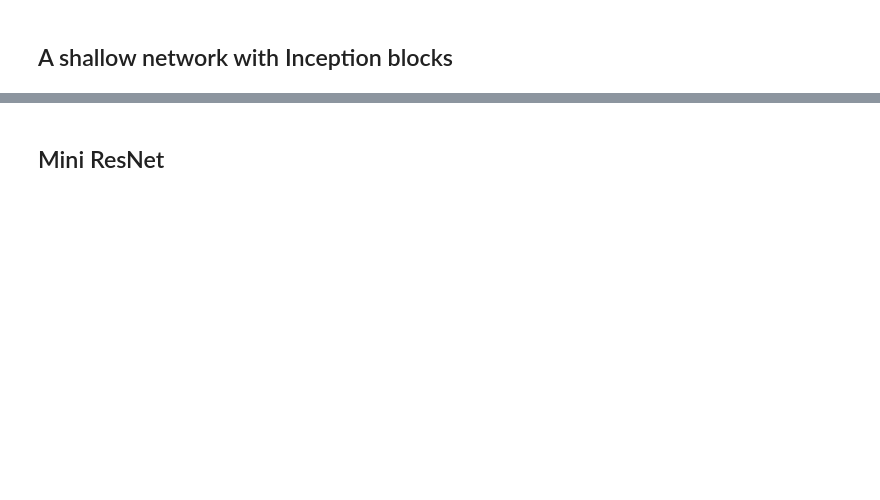
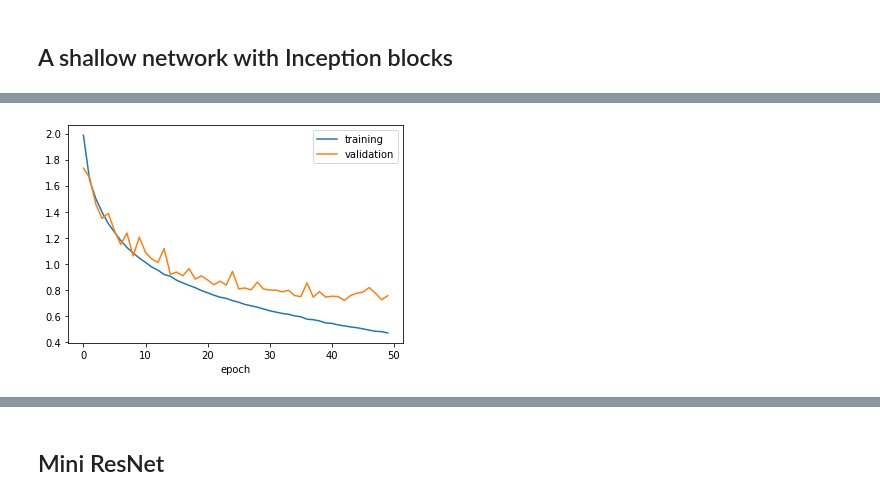
Before and after one commit to davidpirts/custom_CNN, a Jupyter notebook: custom_CNN.ipynb, the cells around one changed output, grey strips where cells are left out. Cells and saved outputs as stored; diff of their text form; code cells hidden in the pictures; blank space fills up the shorter version.

```diff
--- a/custom_CNN.ipynb
+++ b/custom_CNN.ipynb
@@ -152,7 +200,7 @@ Non-trainable params: 0
 _________________________________________________________________
 # %%
 # compile and train the model
-optimizer = tf.keras.optimizers.Adagrad()
+optimizer = tf.keras.optimizers.Nadam()
 model.compile(loss="sparse_categorical_crossentropy", optimizer=optimizer, metrics=["accuracy"])
-history = model.fit(X_train, y_train, epochs=100, validation_data=(X_valid, y_valid))
+history = model.fit(X_train, y_train, epochs=50, validation_data=(X_valid, y_valid), batch_size=128)
 # %% [output]
@@ -160,0 +239,8 @@ KeyboardInterrupt: ignored
+# %%
+plt.plot(history.history["loss"], label="training")
+plt.plot(history.history["val_loss"], label="validation")
+plt.xlabel("epoch")
+plt.legend()
+plt.show()
+# %% [output]
+[figure, added]
```
Also changed, not shown: parts of 22 cells of this notebook.
